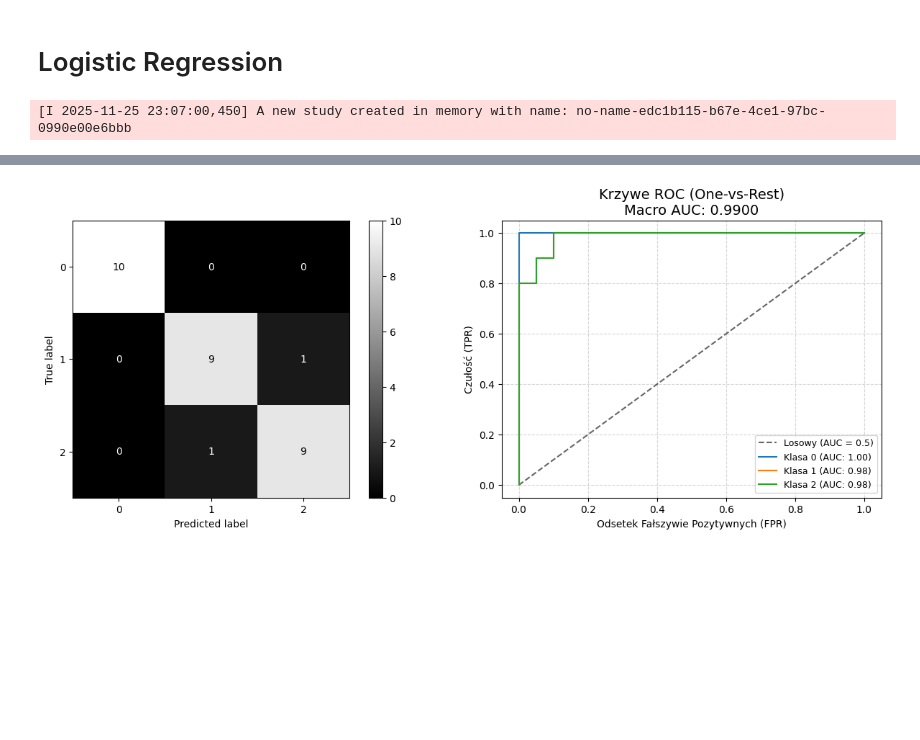
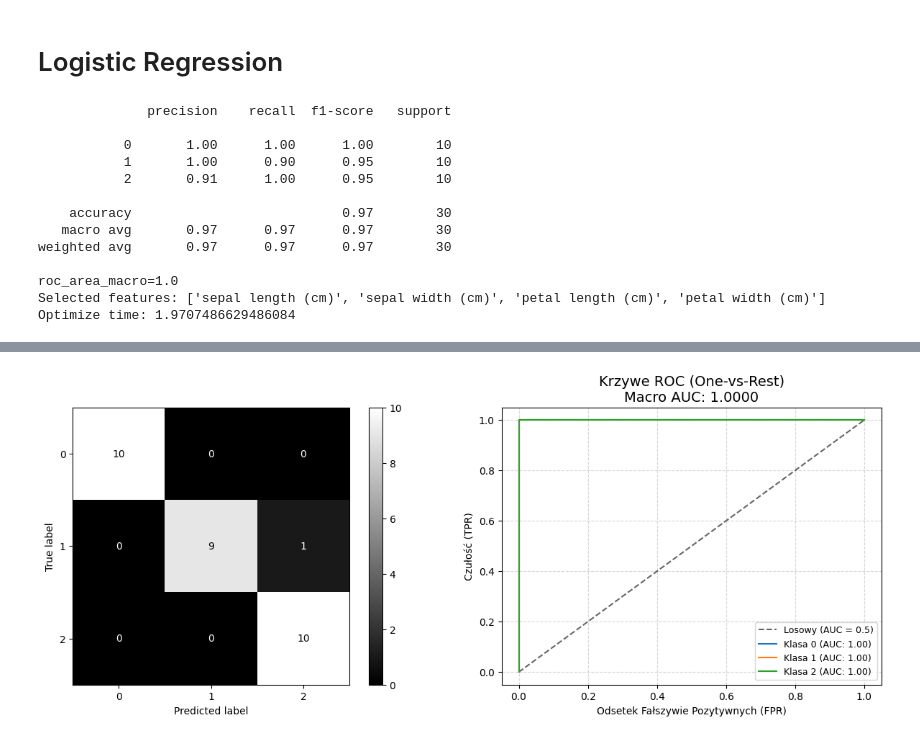
Before and after one commit to xXKeNdAmAmAsTeRXx/Machine-Learning-Tasks, a Jupyter notebook: Classification/iris_testing.ipynb, the cells around one changed output, grey strips where cells are left out. Drawn from its saved outputs; the diff is of its cells as text; code cells hidden in the pictures; blank space fills up the shorter version.

```diff
--- a/Classification/iris_testing.ipynb
+++ b/Classification/iris_testing.ipynb
@@ -193,6 +193,18 @@ def objective_logistic(trial):
     return score
 
 
-logistic_model = optimize_train_and_judge(LogisticRegression, objective_logistic, trails=10)
+logistic_model = optimize_train_and_judge(LogisticRegression, objective_logistic, trails=50)
 # %% [output]
-[I 2025-11-25 23:07:00,450] A new study created in memory with name: no-name-edc1b115-b67e-4ce1-97bc-0990e00e6bbb
+              precision    recall  f1-score   support
+
+           0       1.00      1.00      1.00        10
+           1       1.00      0.90      0.95        10
+           2       0.91      1.00      0.95        10
+
+    accuracy                           0.97        30
+   macro avg       0.97      0.97      0.97        30
+weighted avg       0.97      0.97      0.97        30
+
+roc_area_macro=1.0
+Selected features: ['sepal length (cm)', 'sepal width (cm)', 'petal length (cm)', 'petal width (cm)']
+Optimize time: 1.9707486629486084
@@ -216 +211 @@ Optimize time: 0.4667389392852783
-[figure, old version]
+[figure, new version]
```
Also changed, not shown: parts of 3 cells of this notebook.
